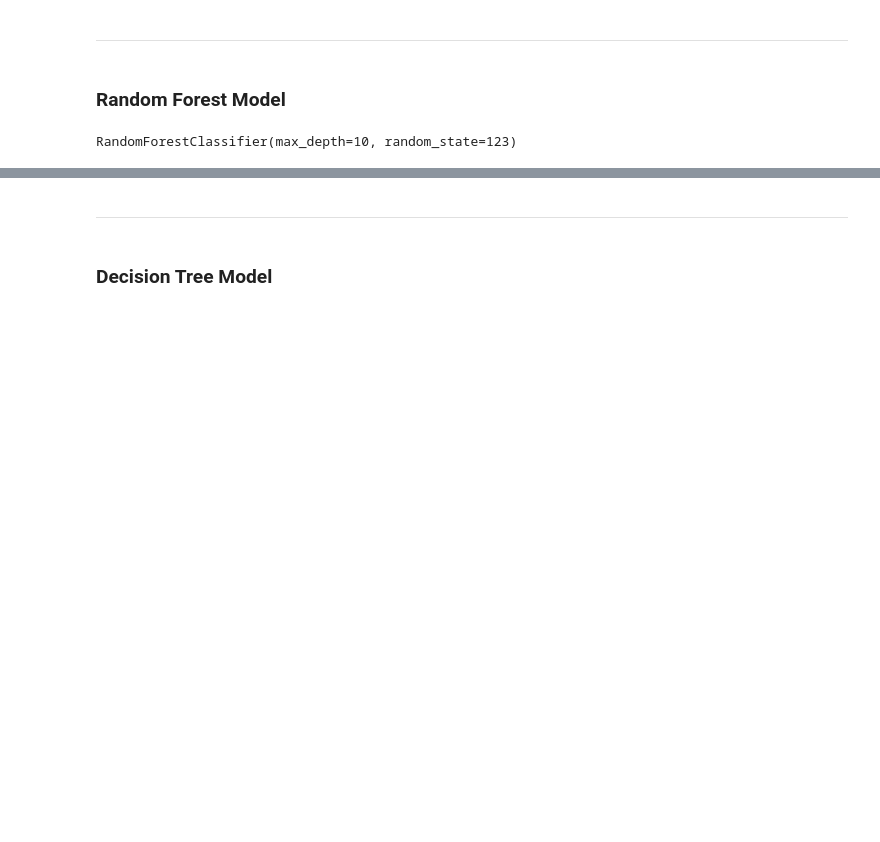
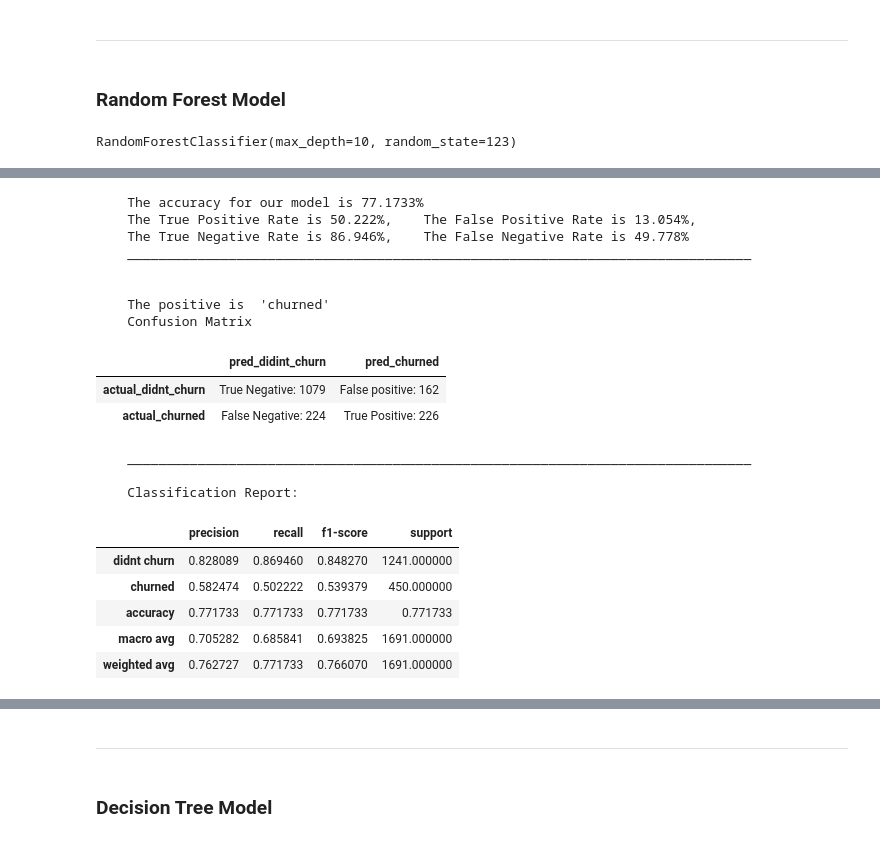
Before and after one commit to natasharivers/Classification_Projec, a Jupyter notebook: Final_Notebook.ipynb, the cells around one changed output, grey strips where cells are left out. Saved outputs shown, nothing was run; the diff lists cells and outputs as text; code cells hidden in the pictures; blank space fills up the shorter version.

```diff
--- a/Final_Notebook.ipynb
+++ b/Final_Notebook.ipynb
@@ -539,0 +561,25 @@ pd.DataFrame(classification_report(y_train, y_pred, output_dict=True))
+# %%
+#use the thing
+#validate data set score, confusion matrix and classification report
+model_func.model_performs(X_validate, y_validate, rf_model)
+# %% [output]
+    The accuracy for our model is 77.1733%
+    The True Positive Rate is 50.222%,    The False Positive Rate is 13.054%,
+    The True Negative Rate is 86.946%,    The False Negative Rate is 49.778%
+    ________________________________________________________________________________
+
+
+    The positive is  'churned'
+    Confusion Matrix
+|  | pred_didint_churn | pred_churned |
+| actual_didnt_churn | True Negative: 1079 | False positive: 162 |
+| actual_churned | False Negative: 224 | True Positive: 226 |
+    ________________________________________________________________________________
+
+    Classification Report:
+|  | precision | recall | f1-score | support |
+| didnt churn | 0.828089 | 0.869460 | 0.848270 | 1241.000000 |
+| churned | 0.582474 | 0.502222 | 0.539379 | 450.000000 |
+| accuracy | 0.771733 | 0.771733 | 0.771733 | 0.771733 |
+| macro avg | 0.705282 | 0.685841 | 0.693825 | 1691.000000 |
+| weighted avg | 0.762727 | 0.771733 | 0.766070 | 1691.000000 |
```
Also changed, not shown: parts of 21 cells of this notebook.
